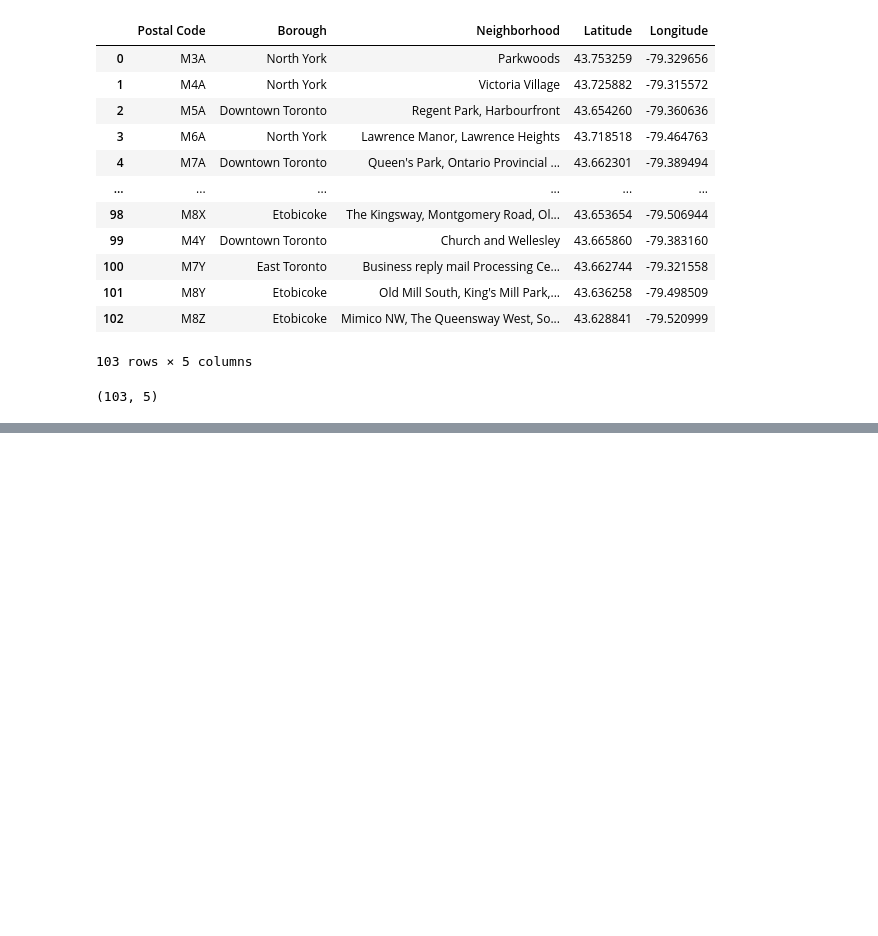
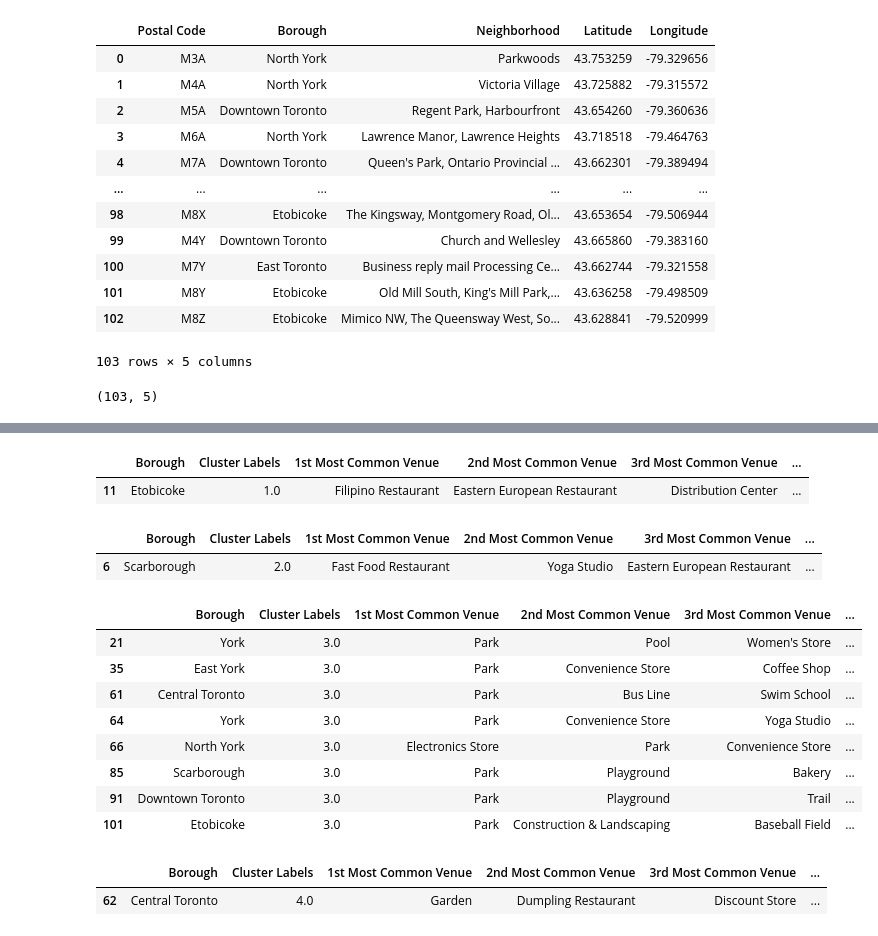
Before and after one commit to geetika-agarwal/Coursera_Capstone, a Jupyter notebook: Segmentation_And_Clustering.ipynb, the cells around one changed output, grey strips where cells are left out. Drawn from its saved outputs; the diff is of its cells as text; code cells hidden in the pictures; blank space fills up the shorter version.

```diff
--- a/Segmentation_And_Clustering.ipynb
+++ b/Segmentation_And_Clustering.ipynb
@@ -143,0 +545,27 @@ df.shape
+# %%
+toronto_merged_nonan.loc[toronto_merged_nonan['Cluster Labels'] == 1, toronto_merged_nonan.columns[[1] + list(range(5, toronto_merged_nonan.shape[1]))]]
+# %% [output]
+|  | Borough | Cluster Labels | 1st Most Common Venue | 2nd Most Common Venue | 3rd Most Common Venue | ... |
+| 11 | Etobicoke | 1.0 | Filipino Restaurant | Eastern European Restaurant | Distribution Center | ... |
+# %%
+toronto_merged_nonan.loc[toronto_merged_nonan['Cluster Labels'] == 2, toronto_merged_nonan.columns[[1] + list(range(5, toronto_merged_nonan.shape[1]))]]
+# %% [output]
+|  | Borough | Cluster Labels | 1st Most Common Venue | 2nd Most Common Venue | 3rd Most Common Venue | ... |
+| 6 | Scarborough | 2.0 | Fast Food Restaurant | Yoga Studio | Eastern European Restaurant | ... |
+# %%
+toronto_merged_nonan.loc[toronto_merged_nonan['Cluster Labels'] == 3, toronto_merged_nonan.columns[[1] + list(range(5, toronto_merged_nonan.shape[1]))]]
+# %% [output]
+|  | Borough | Cluster Labels | 1st Most Common Venue | 2nd Most Common Venue | 3rd Most Common Venue | ... |
+| 21 | York | 3.0 | Park | Pool | Women's Store | ... |
+| 35 | East York | 3.0 | Park | Convenience Store | Coffee Shop | ... |
+| 61 | Central Toronto | 3.0 | Park | Bus Line | Swim School | ... |
+| 64 | York | 3.0 | Park | Convenience Store | Yoga Studio | ... |
+| 66 | North York | 3.0 | Electronics Store | Park | Convenience Store | ... |
+| 85 | Scarborough | 3.0 | Park | Playground | Bakery | ... |
+| 91 | Downtown Toronto | 3.0 | Park | Playground | Trail | ... |
+| 101 | Etobicoke | 3.0 | Park | Construction & Landscaping | Baseball Field | ... |
+# %%
+toronto_merged_nonan.loc[toronto_merged_nonan['Cluster Labels'] == 4, toronto_merged_nonan.columns[[1] + list(range(5, toronto_merged_nonan.shape[1]))]]
+# %% [output]
+|  | Borough | Cluster Labels | 1st Most Common Venue | 2nd Most Common Venue | 3rd Most Common Venue | ... |
+| 62 | Central Toronto | 4.0 | Garden | Dumpling Restaurant | Discount Store | ... |
```
Also changed, not shown: parts of 30 cells of this notebook.
